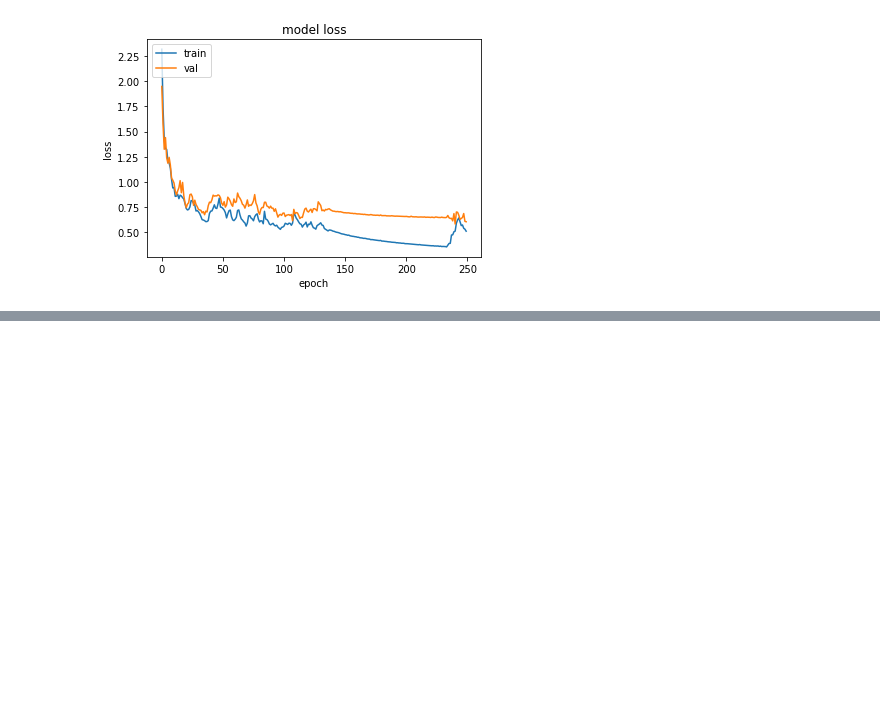
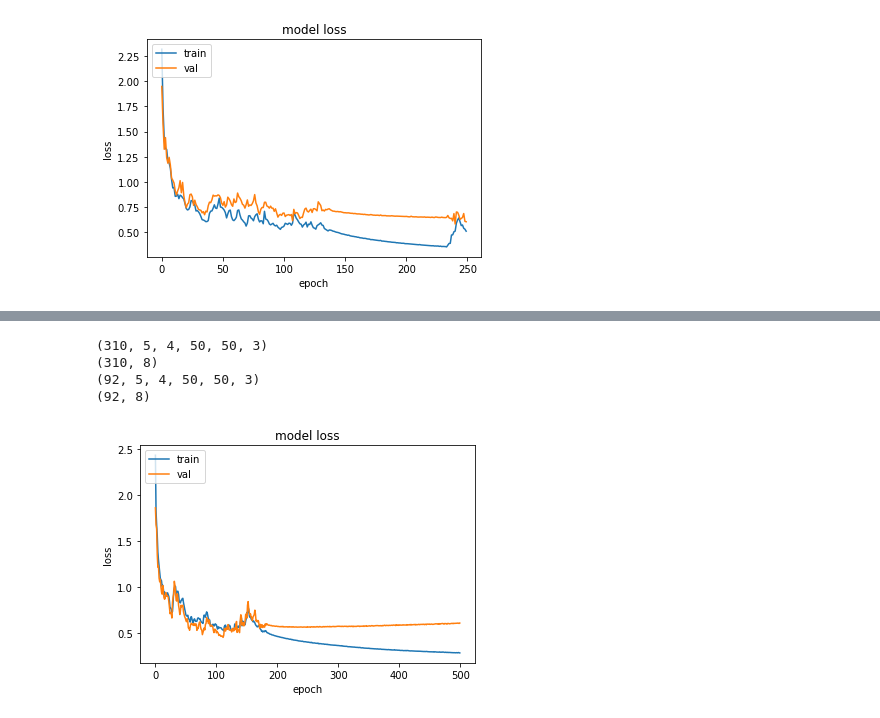
Before and after one commit to signLangProjectNIC/tf-cnn-lstm4, a Jupyter notebook: tf_cnn_lstm11.ipynb, the cells around one changed output, grey strips where cells are left out. Saved outputs shown, nothing was run; the diff lists cells and outputs as text; code cells hidden in the pictures; blank space fills up the shorter version.

```diff
--- a/tf_cnn_lstm11.ipynb
+++ b/tf_cnn_lstm11.ipynb
@@ -376,0 +423,10 @@ with tpu_strategy.scope():
+# %%
+layers=list((conv3D(timeDist=True),flatten(timeDist=True),LSTM(),dense(activation='softmax')))
+with tpu_strategy.scope():
+  evaluateModel(trainX=trainSetX,trainY=trainSetY,valX=testSetX,valY=testSetY,layers=layers,epochs=500,verbose=0)
+# %% [output]
+(310, 5, 4, 50, 50, 3)
+(310, 8)
+(92, 5, 4, 50, 50, 3)
+(92, 8)
+[figure, added]
```
Also changed, not shown: parts of 6 cells of this notebook.
